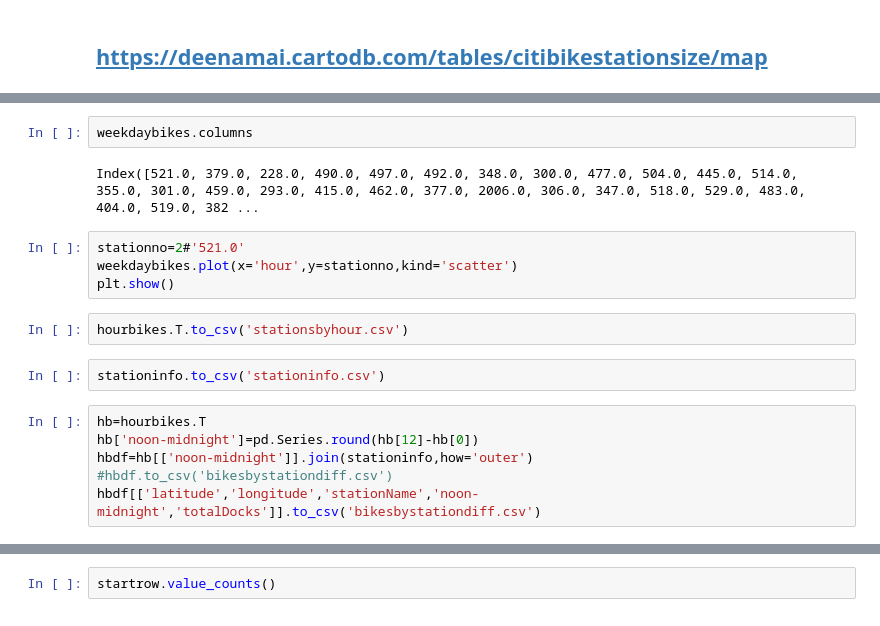
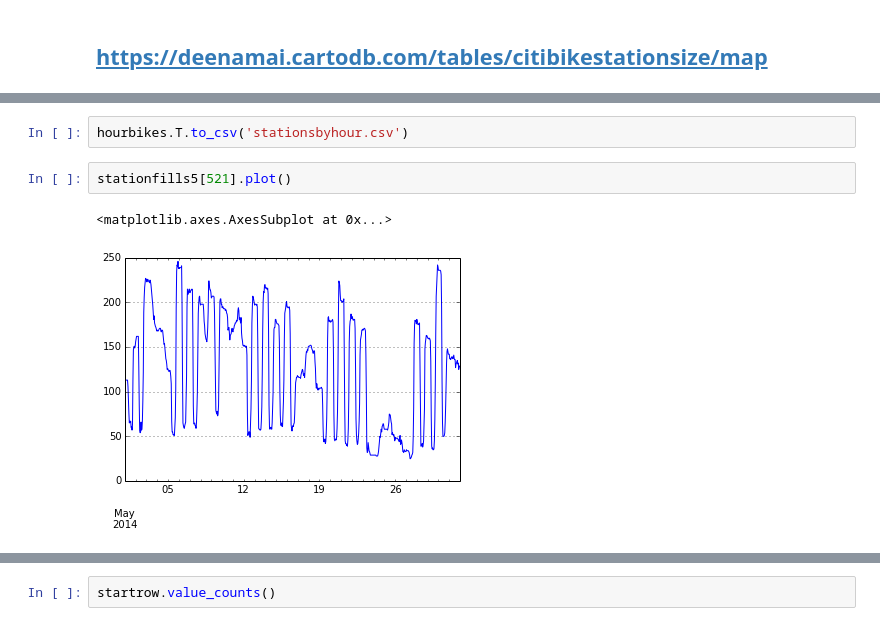
Before and after one commit to deenapatel/citibike, a Jupyter notebook: Citibike.ipynb, the cells around one changed output, grey strips where cells are left out. Cells and saved outputs as stored; diff of their text form.

```diff
--- a/Citibike.ipynb
+++ b/Citibike.ipynb
@@ -256,18 +343,7 @@ hbdf.to_csv('hourlystation.csv')
-# %%
-weekdaybikes.columns
-# %% [output]
-Index([521.0, 379.0, 228.0, 490.0, 497.0, 492.0, 348.0, 300.0, 477.0, 504.0, 445.0, 514.0, 355.0, 301.0, 459.0, 293.0, 415.0, 462.0, 377.0, 2006.0, 306.0, 347.0, 518.0, 529.0, 483.0, 404.0, 519.0, 382 ...
-# %%
-stationno=2#'521.0'
-weekdaybikes.plot(x='hour',y=stationno,kind='scatter')
-plt.show()
 # %%
 hourbikes.T.to_csv('stationsbyhour.csv')
-# %%
-stationinfo.to_csv('stationinfo.csv')
-# %%
-hb=hourbikes.T
-hb['noon-midnight']=pd.Series.round(hb[12]-hb[0])
-hbdf=hb[['noon-midnight']].join(stationinfo,how='outer')
-#hbdf.to_csv('bikesbystationdiff.csv')
-hbdf[['latitude','longitude','stationName','noon-midnight','totalDocks']].to_csv('bikesbystationdiff.csv')
+# %%
+stationfills5[521].plot()
+# %% [output]
+<matplotlib.axes.AxesSubplot at 0x...>
+[figure, added]
```
Also changed, not shown: parts of 28 cells of this notebook.
